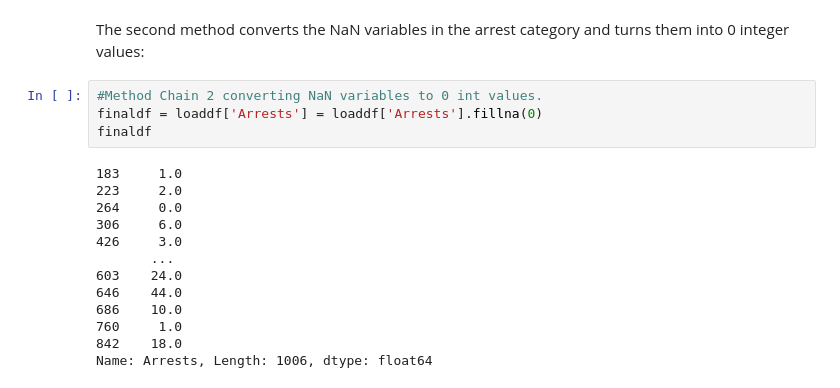
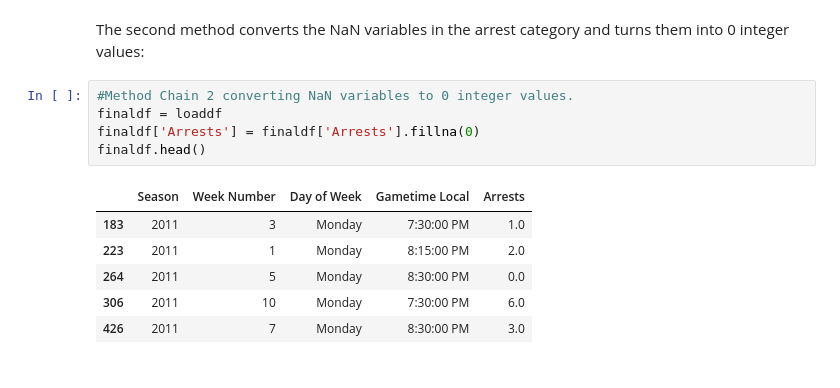
Before and after one commit to ubco-W2022T1-cosc301/project-group03, a Jupyter notebook: notebooks/analysis3.ipynb, the cells around one changed output. Saved outputs shown, nothing was run; the diff lists cells and outputs as text.

Commit message:
Completed method chain

```diff
--- a/notebooks/analysis3.ipynb
+++ b/notebooks/analysis3.ipynb
@@ -288,22 +288,17 @@ loaddf.head()
 # %% [markdown]
 The second method converts the NaN variables in the arrest category and turns them into 0 integer values:
 # %%
-#Method Chain 2 converting NaN variables to 0 int values.
-finaldf = loaddf['Arrests'] = loaddf['Arrests'].fillna(0)
-finaldf
+#Method Chain 2 converting NaN variables to 0 integer values.
+finaldf = loaddf
+finaldf['Arrests'] = finaldf['Arrests'].fillna(0)
+finaldf.head()
 # %% [output]
-183     1.0
-223     2.0
-264     0.0
-306     6.0
-426     3.0
-       ...
-603    24.0
-646    44.0
-686    10.0
-760     1.0
-842    18.0
-Name: Arrests, Length: 1006, dtype: float64
+|  | Season | Week Number | Day of Week | Gametime Local | Arrests |
+| 183 | 2011 | 3 | Monday | 7:30:00 PM | 1.0 |
+| 223 | 2011 | 1 | Monday | 8:15:00 PM | 2.0 |
+| 264 | 2011 | 5 | Monday | 8:30:00 PM | 0.0 |
+| 306 | 2011 | 10 | Monday | 7:30:00 PM | 6.0 |
+| 426 | 2011 | 7 | Monday | 8:30:00 PM | 3.0 |
 # %%
 import project_functions3 as p3
 
```
Also changed, not shown: parts of 1 cell of this notebook.
